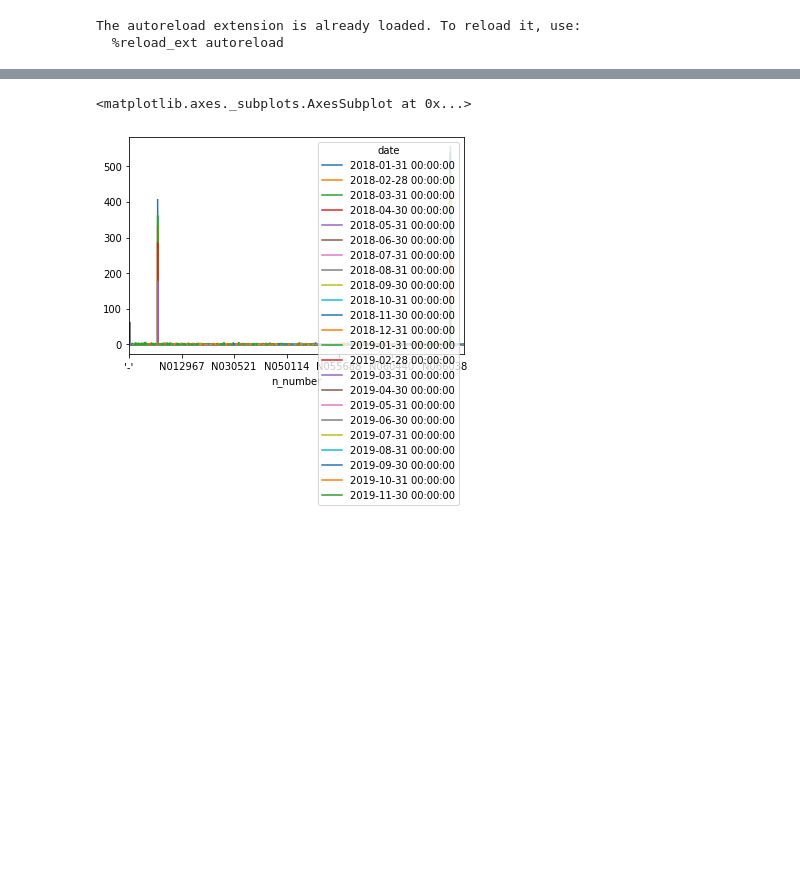
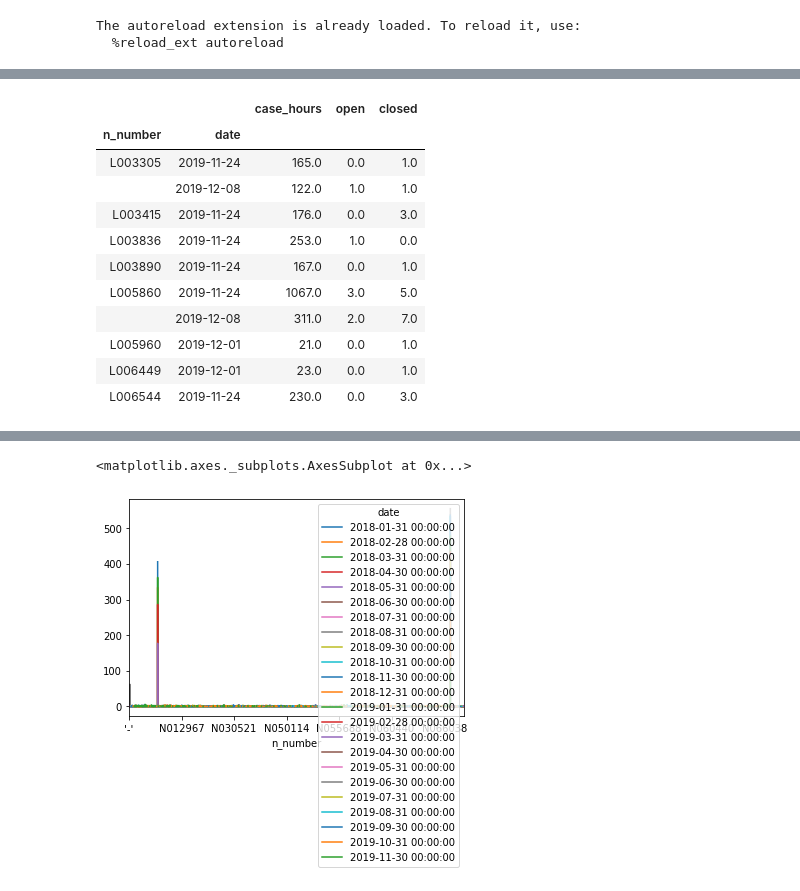
Before and after one commit to justinhennessy/100-days-of-code, a Jupyter notebook: project/sf_cases_etl.ipynb, the cells around one changed output, grey strips where cells are left out. Cells and saved outputs as stored; diff of their text form; code cells hidden in the pictures; blank space fills up the shorter version.

```diff
--- a/project/sf_cases_etl.ipynb
+++ b/project/sf_cases_etl.ipynb
@@ -100,0 +160,3 @@ df_3monthly_rolling.rename(columns={'case_hours': 'case_hours_3mth_mean', 'open'
+# %%
+test = df_ml.loc[df_ml.canceldate.notnull(), ['username', 'canceldate']]
+test
@@ -100,0 +226,16 @@ df_3monthly_rolling.rename(columns={'case_hours': 'case_hours_3mth_mean', 'open'
+# %%
+#test.unstack(level=0).sort_index().head(1)
+test.sort_index(axis=0).head(10)
+# %% [output]
+|  |  | case_hours | open | closed |
+| n_number | date |  |  |  |
+| L003305 | 2019-11-24 | 165.0 | 0.0 | 1.0 |
+|  | 2019-12-08 | 122.0 | 1.0 | 1.0 |
+| L003415 | 2019-11-24 | 176.0 | 0.0 | 3.0 |
+| L003836 | 2019-11-24 | 253.0 | 1.0 | 0.0 |
+| L003890 | 2019-11-24 | 167.0 | 0.0 | 1.0 |
+| L005860 | 2019-11-24 | 1067.0 | 3.0 | 5.0 |
+|  | 2019-12-08 | 311.0 | 2.0 | 7.0 |
+| L005960 | 2019-12-01 | 21.0 | 0.0 | 1.0 |
+| L006449 | 2019-12-01 | 23.0 | 0.0 | 1.0 |
+| L006544 | 2019-11-24 | 230.0 | 0.0 | 3.0 |
```
Also changed, not shown: parts of 25 cells of this notebook.
